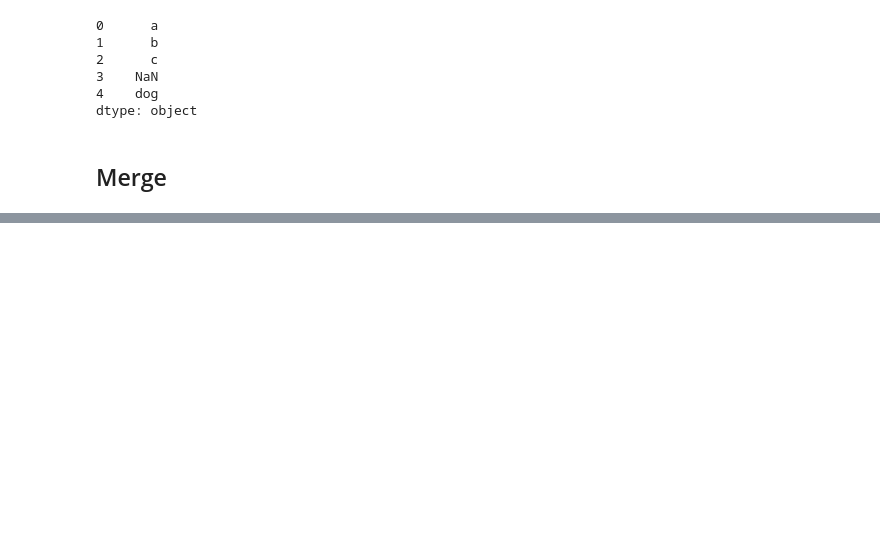
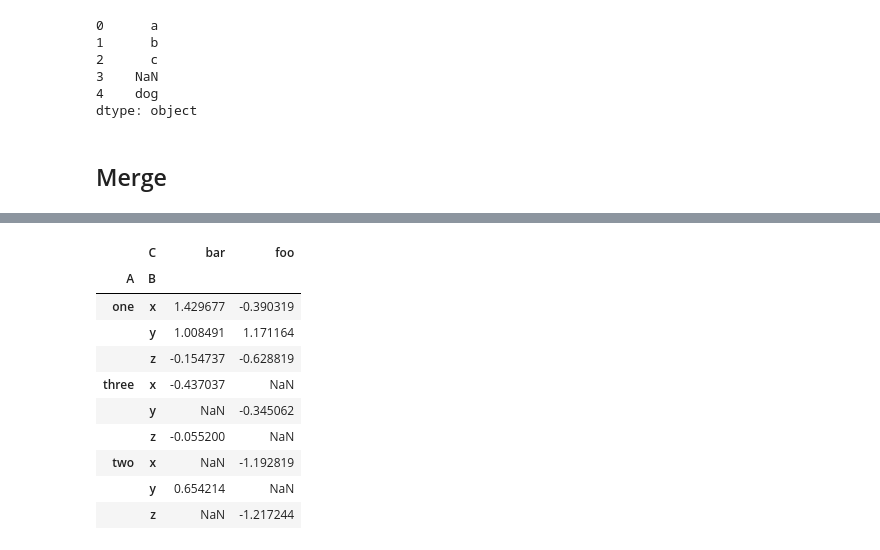
Before and after one commit to hnomura/python-study, a Jupyter notebook: pandas/intro-10min.ipynb, the cells around one changed output, grey strips where cells are left out. Drawn from its saved outputs; the diff is of its cells as text; code cells hidden in the pictures; blank space fills up the shorter version.

```diff
--- a/pandas/intro-10min.ipynb
+++ b/pandas/intro-10min.ipynb
@@ -549,0 +841,18 @@ dtype: object
+# %%
+# Table values are from 'D' column
+# Indexed by combination of 'A' & 'B' columns
+# Result table has columns for each unique value of 'C' (i.e., 'bar' and 'foo')
+ans = pd.pivot_table(df, values='D', index=['A','B'], columns=['C'])
+ans
+# %% [output]
+|  | C | bar | foo |
+| A | B |  |  |
+| one | x | 1.429677 | -0.390319 |
+|  | y | 1.008491 | 1.171164 |
+|  | z | -0.154737 | -0.628819 |
+| three | x | -0.437037 | NaN |
+|  | y | NaN | -0.345062 |
+|  | z | -0.055200 | NaN |
+| two | x | NaN | -1.192819 |
+|  | y | 0.654214 | NaN |
+|  | z | NaN | -1.217244 |
```
Also changed, not shown: parts of 59 cells of this notebook, 1 other file.
